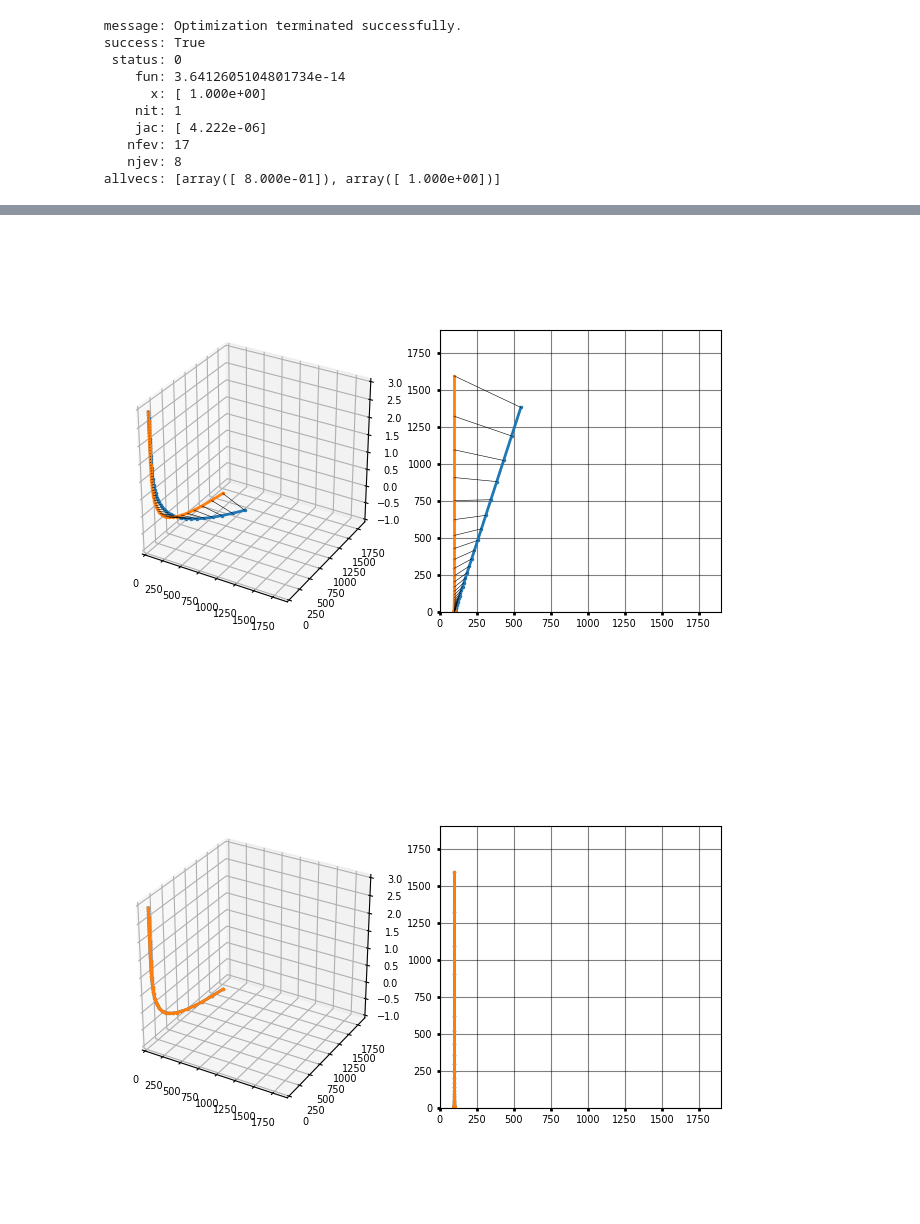
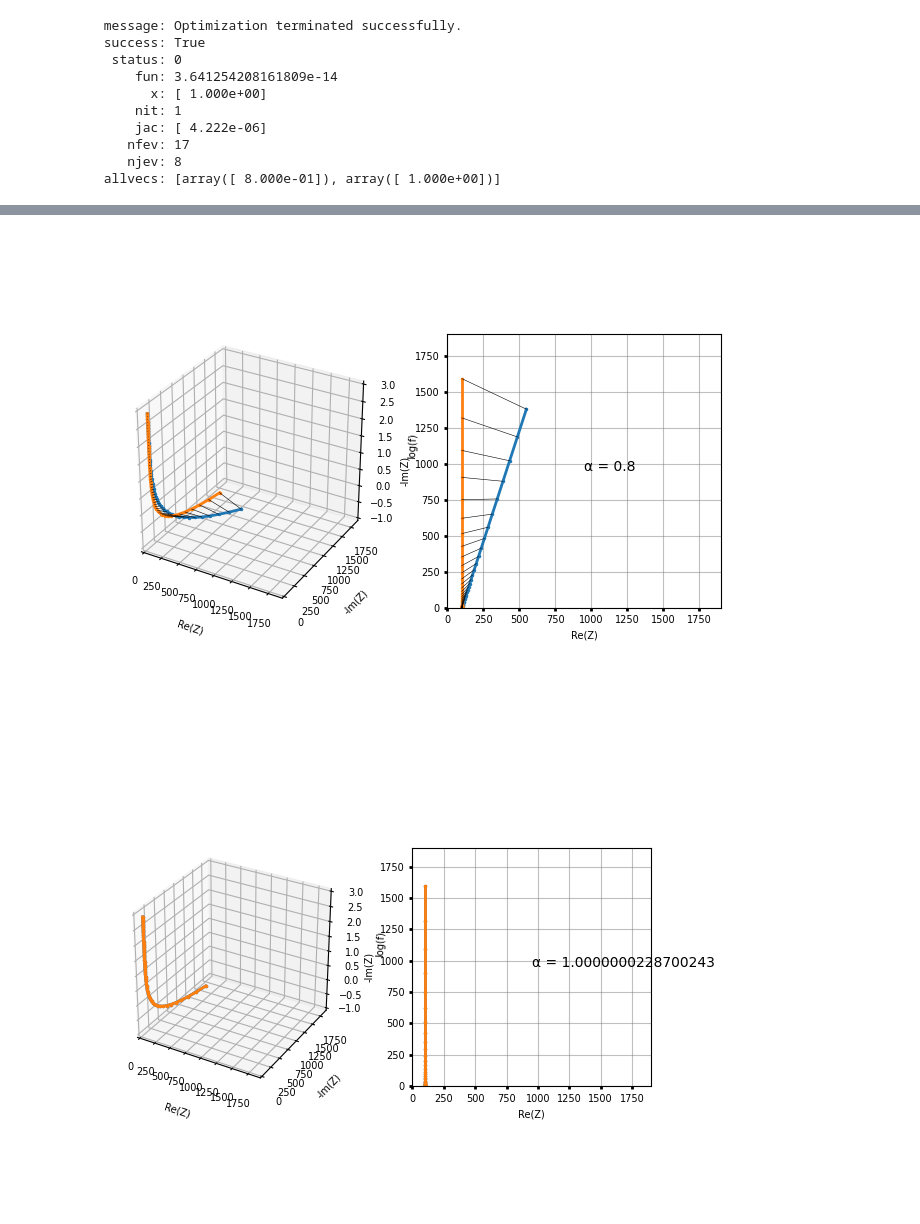
Before and after one commit to Yugal0/fitting-eis-importance-of-weighing, a Jupyter notebook: R-CPE/alpha.ipynb, the cells around one changed output, grey strips where cells are left out. Cells and saved outputs as stored; diff of their text form; code cells hidden in the pictures.

```diff
--- a/R-CPE/alpha.ipynb
+++ b/R-CPE/alpha.ipynb
@@ -42,7 +42,7 @@ wt=np.abs(z_exp)
 # wt=np.ones(len(z_exp))
 # wt=omega
 
-result=minimize(fun,(0.8),args=(omega,z_exp,wt),method="CG",options={'return_all': True})
+result=minimize(fun,(0.8),args=(omega,z_exp,wt),method="CG",bounds=((0),(1)),options={'return_all': True})
 print(result)
 
 # result2=least_squares(fun,(100,2e-3),args=(omega,z_exp,wt))
@@ -82,34 +82,40 @@ for sol in result.allvecs:
     ax1.tick_params(direction='out', length=6, width=2, colors='k',grid_color='k', grid_alpha=0.5,size=2,labelsize=7)
     ax2=fig.add_subplot(122)
     ax2.tick_params(direction='out', length=6, width=2, colors='k',grid_color='k', grid_alpha=0.5,size=2,labelsize=7)
     ax1.set_box_aspect([1,1,1])
     ax1.set_xlim(0,1900)
     ax1.set_ylim(0,1900)
     ax2.set_xlim(0,1900)
     ax2.set_ylim(0,1900)
+    ax1.set_xlabel("Re(Z)",fontsize=7)
+    ax1.set_ylabel("-Im(Z)",fontsize=7)
+    ax1.set_zlabel("log(f)",fontsize=7)
+    ax2.set_xlabel("Re(Z)",fontsize=7)
+    ax2.set_ylabel("-Im(Z)",fontsize=7)
     ax2.set_aspect("equal")
-    ax2.grid(True)
+    ax2.grid(True,color="grey")
     #plot the 3D plot exp and model
     ax1.plot(np.real(z_fit),-np.imag(z_fit),np.log10(freq_list),".",ms=3,linestyle="-",label="Fit",linewidth=2)
     ax1.plot(np.real(z_exp),-np.imag(z_exp),np.log10(freq_list),".",ms=3,linestyle="-",label="Exp",linewidth=2)
     #plot the 2D plot exp vs model
     ax2.plot(np.real(z_fit),-np.imag(z_fit),".",ms=3,linestyle="-",label="Fit",linewidth=2)
     ax2.plot(np.real(z_exp),-np.imag(z_exp),".",ms=3,linestyle="-",label="Exp",linewidth=2)
+    ax2.text(0.5,0.5,f"α = {sol[0]}",transform = ax2.transAxes)
     for p1,p2,f in zip(z_exp,z_fit,freq_list):
         ax1.plot([np.real(p1),np.real(p2)],[-np.imag(p1),-np.imag(p2)],[np.log10(f),np.log10(f)],color="black",linestyle="-",linewidth=0.4)
         ax2.plot([np.real(p1),np.real(p2)],[-np.imag(p1),-np.imag(p2)],color="black",linestyle="-",linewidth=0.4)
     plt.tight_layout()
 # %% [output]
  message: Optimization terminated successfully.
  success: True
   status: 0
-     fun: 3.6412605104801734e-14
+     fun: 3.641254208161809e-14
        x: [ 1.000e+00]
      nit: 1
      jac: [ 4.222e-06]
     nfev: 17
     njev: 8
  allvecs: [array([ 8.000e-01]), array([ 1.000e+00])]
 [figure]
-[figure, old version]
+[figure, new version]
-[figure, old version]
+[figure, new version]
```
Also changed, not shown: 1 other file.
